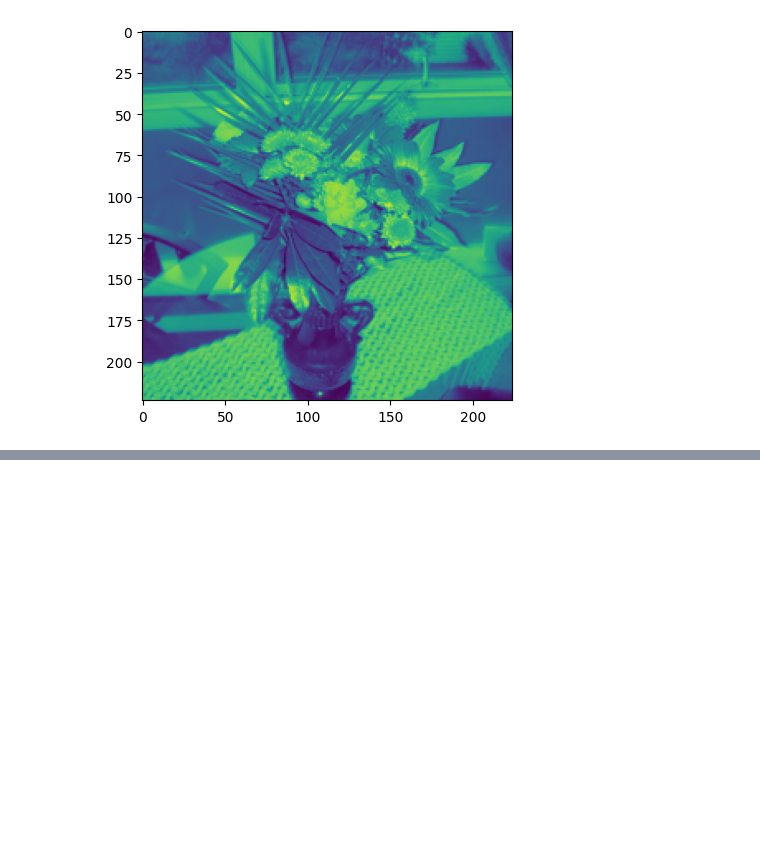
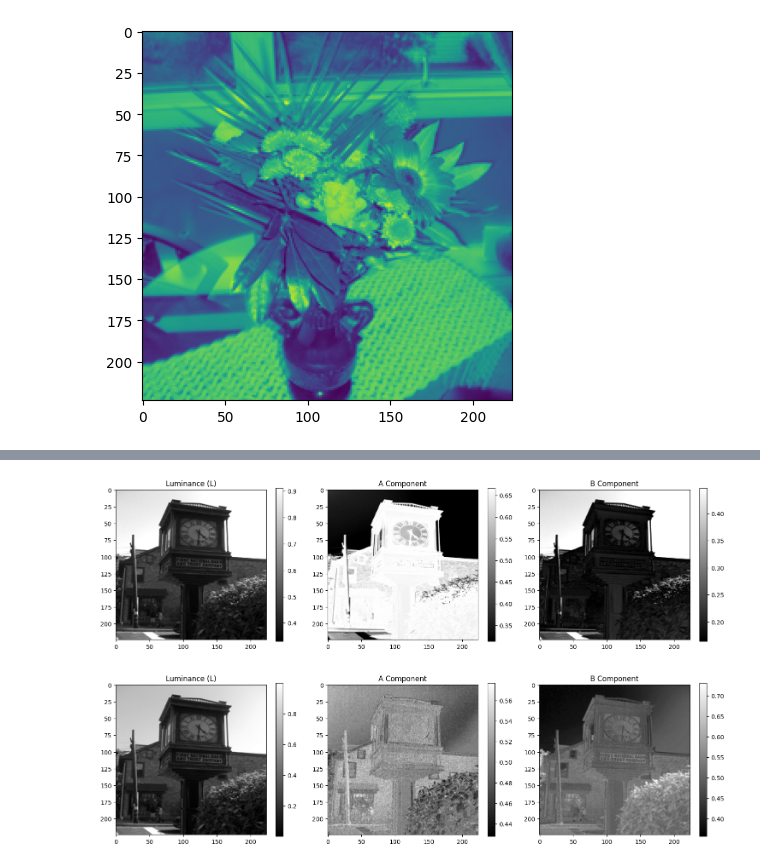
Before and after one commit to cassuci/mc959_ssl, a Jupyter notebook: test.ipynb, the cells around one changed output, grey strips where cells are left out. Drawn from its saved outputs; the diff is of its cells as text; code cells hidden in the pictures; blank space fills up the shorter version.

```diff
--- a/test.ipynb
+++ b/test.ipynb
@@ -543,37 +543,42 @@ def visualize_color_components_lab(rgb_image):
     # Convert RGB to LAB
     lab = color.rgb2lab(rgb_image)
 
     # Extract L, a and b components
     luminance = lab[..., 0]  # L component is already in [0, 100] range
     a = lab[..., 1]
     b = lab[..., 2]
 
+    a_normalized = (a+128.)/255.
+    b_normalized = (b+128.)/255.
     # Normalize components for display
     luminance_normalized = luminance / 100.0  # L is in range [0, 100]
 
     # Create figure with subplots
     fig, (ax1, ax2, ax3) = plt.subplots(1, 3, figsize=(15, 4))
 
     # Display luminance component
     lum_img = ax1.imshow(luminance_normalized, cmap='gray')
     ax1.set_title('Luminance (L)')
     plt.colorbar(lum_img, ax=ax1)
 
     # Display hue component
-    hue_img = ax2.imshow(b_normalized, cmap='gray')
+    a_img = ax2.imshow(a_normalized, cmap='gray')
     ax2.set_title('A Component')
-    plt.colorbar(hue_img, ax=ax2)
+    plt.colorbar(a_img, ax=ax2)
 
     # Display saturation component
-    sat_img = ax3.imshow(a_normalized, cmap='gray')
+    b_img = ax3.imshow(b_normalized, cmap='gray')
     ax3.set_title('B Component')
-    plt.colorbar(sat_img, ax=ax3)
+    plt.colorbar(b_img, ax=ax3)
 
     plt.tight_layout()
     plt.show()
 
 visualize_color_components_lab(predicted_color.numpy())
 visualize_color_components_lab(original_color)
+# %% [output]
+[figure, added]
+[figure, added]
 # %%
 import numpy as np
 from skimage import color
```
Also changed, not shown: parts of 6 cells of this notebook, 1 other file.
